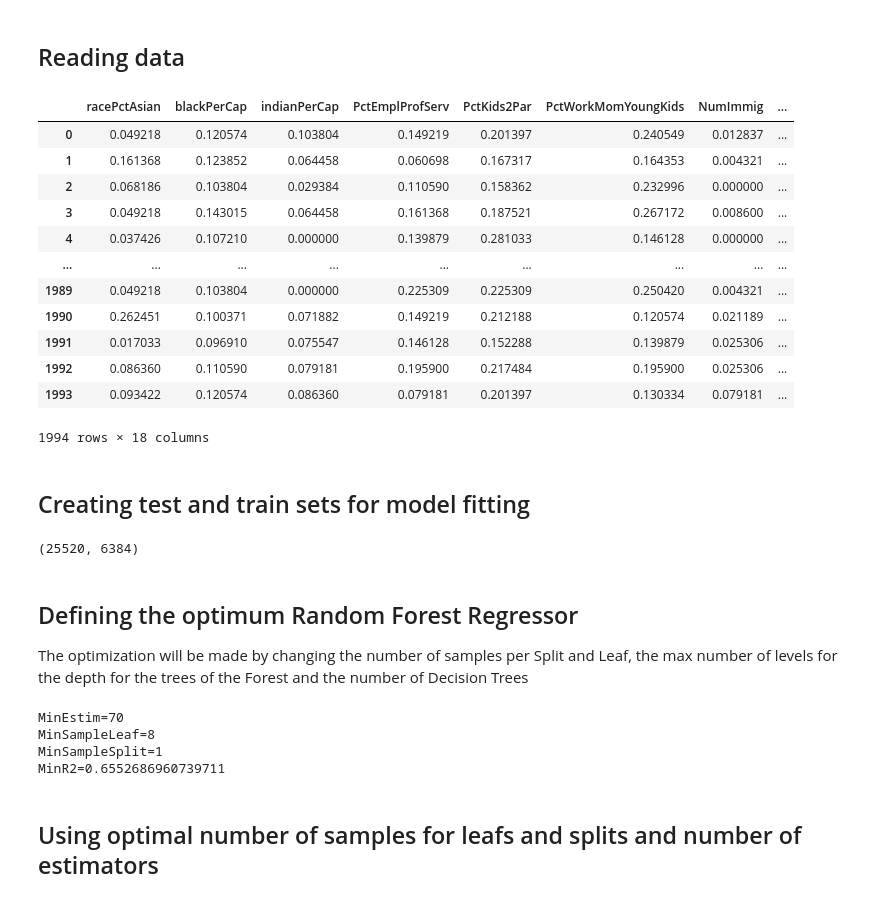
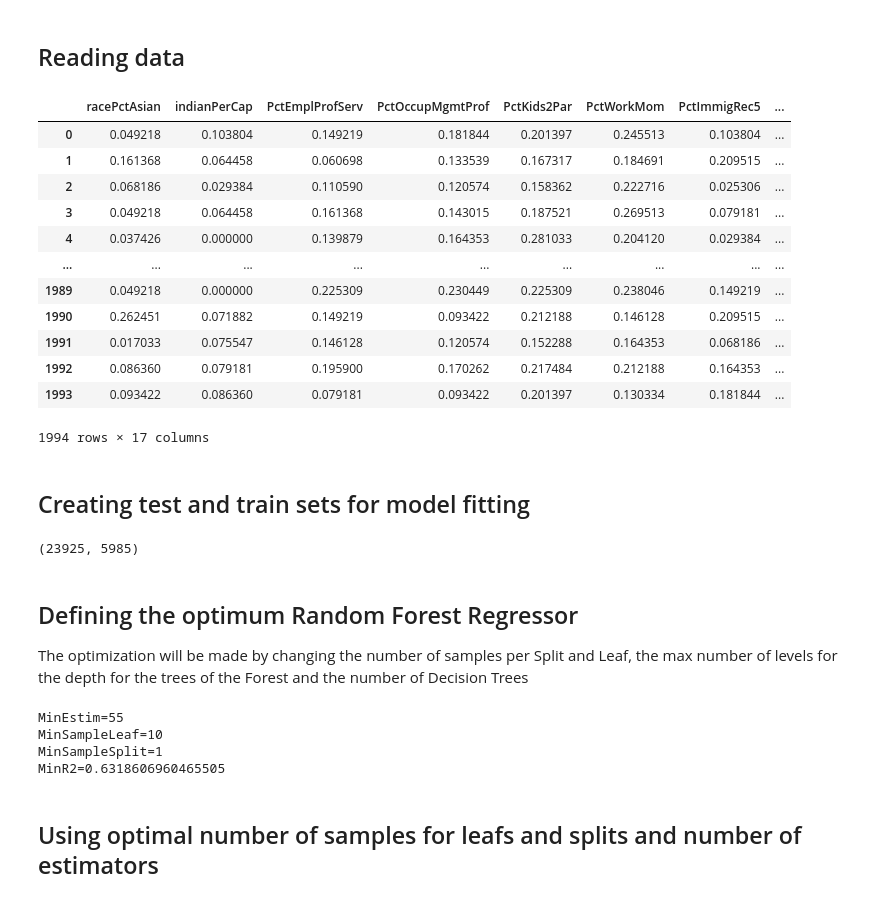
Before and after one commit to FedeSS99/Proyecto-Crystal-TEC, a Jupyter notebook: RandomForestRegressorApproach.ipynb, the cells around one changed output. Cells and saved outputs as stored; diff of their text form; code cells hidden in the pictures.

```diff
--- a/RandomForestRegressorApproach.ipynb
+++ b/RandomForestRegressorApproach.ipynb
@@ -13,22 +13,22 @@ from sklearn.metrics import r2_score, mean_squared_error, mean_absolute_error, P
 # %% [markdown]
 ## Reading data
 # %%
-DATA = pd.read_csv("LogFinalData.csv", index_col="Unnamed: 0")
+DATA = pd.read_csv("Log_FinalData.csv", index_col="Unnamed: 0")
 DATA
 # %% [output]
-|  | racePctAsian | blackPerCap | indianPerCap | PctEmplProfServ | PctKids2Par | PctWorkMomYoungKids | NumImmig | ... |
-| 0 | 0.049218 | 0.120574 | 0.103804 | 0.149219 | 0.201397 | 0.240549 | 0.012837 | ... |
-| 1 | 0.161368 | 0.123852 | 0.064458 | 0.060698 | 0.167317 | 0.164353 | 0.004321 | ... |
-| 2 | 0.068186 | 0.103804 | 0.029384 | 0.110590 | 0.158362 | 0.232996 | 0.000000 | ... |
-| 3 | 0.049218 | 0.143015 | 0.064458 | 0.161368 | 0.187521 | 0.267172 | 0.008600 | ... |
-| 4 | 0.037426 | 0.107210 | 0.000000 | 0.139879 | 0.281033 | 0.146128 | 0.000000 | ... |
+|  | racePctAsian | indianPerCap | PctEmplProfServ | PctOccupMgmtProf | PctKids2Par | PctWorkMom | PctImmigRec5 | ... |
+| 0 | 0.049218 | 0.103804 | 0.149219 | 0.181844 | 0.201397 | 0.245513 | 0.103804 | ... |
+| 1 | 0.161368 | 0.064458 | 0.060698 | 0.133539 | 0.167317 | 0.184691 | 0.209515 | ... |
+| 2 | 0.068186 | 0.029384 | 0.110590 | 0.120574 | 0.158362 | 0.222716 | 0.025306 | ... |
+| 3 | 0.049218 | 0.064458 | 0.161368 | 0.143015 | 0.187521 | 0.269513 | 0.079181 | ... |
+| 4 | 0.037426 | 0.000000 | 0.139879 | 0.164353 | 0.281033 | 0.204120 | 0.029384 | ... |
 | ... | ... | ... | ... | ... | ... | ... | ... | ... |
-| 1989 | 0.049218 | 0.103804 | 0.000000 | 0.225309 | 0.225309 | 0.250420 | 0.004321 | ... |
-| 1990 | 0.262451 | 0.100371 | 0.071882 | 0.149219 | 0.212188 | 0.120574 | 0.021189 | ... |
-| 1991 | 0.017033 | 0.096910 | 0.075547 | 0.146128 | 0.152288 | 0.139879 | 0.025306 | ... |
-| 1992 | 0.086360 | 0.110590 | 0.079181 | 0.195900 | 0.217484 | 0.195900 | 0.025306 | ... |
-| 1993 | 0.093422 | 0.120574 | 0.086360 | 0.079181 | 0.201397 | 0.130334 | 0.079181 | ... |
+| 1989 | 0.049218 | 0.000000 | 0.225309 | 0.230449 | 0.225309 | 0.238046 | 0.149219 | ... |
+| 1990 | 0.262451 | 0.071882 | 0.149219 | 0.093422 | 0.212188 | 0.146128 | 0.209515 | ... |
+| 1991 | 0.017033 | 0.075547 | 0.146128 | 0.120574 | 0.152288 | 0.164353 | 0.068186 | ... |
+| 1992 | 0.086360 | 0.079181 | 0.195900 | 0.170262 | 0.217484 | 0.212188 | 0.164353 | ... |
+| 1993 | 0.093422 | 0.086360 | 0.079181 | 0.093422 | 0.201397 | 0.130334 | 0.181844 | ... |
-1994 rows × 18 columns
+1994 rows × 17 columns
 # %% [markdown]
 ## Creating test and train sets for model fitting
 # %%
@@ -38,7 +38,7 @@ Y = DATA.loc[:, DATA.columns[-1]]
 X_train, X_test, Y_train, Y_test = train_test_split(X, Y, test_size=0.2, random_state=21)
 X_train.size, X_test.size
 # %% [output]
-(25520, 6384)
+(23925, 5985)
 # %% [markdown]
 ## Defining the optimum Random Forest Regressor
 The optimization will be made by changing the number of samples per Split and Leaf, the max number of levels for
@@ -72,10 +72,10 @@ print(f"{MinSampleLeaf=}")
 print(f"{MinSampleSplit=}")
 print(f"{MinR2=}")
 # %% [output]
-MinEstim=70
-MinSampleLeaf=8
+MinEstim=55
+MinSampleLeaf=10
 MinSampleSplit=1
-MinR2=0.6552686960739711
+MinR2=0.6318606960465505
 # %% [markdown]
 ## Using optimal number of samples for leafs and splits and number of estimators
 # %%
```
Also changed, not shown: parts of 3 cells of this notebook, 1 other file.
